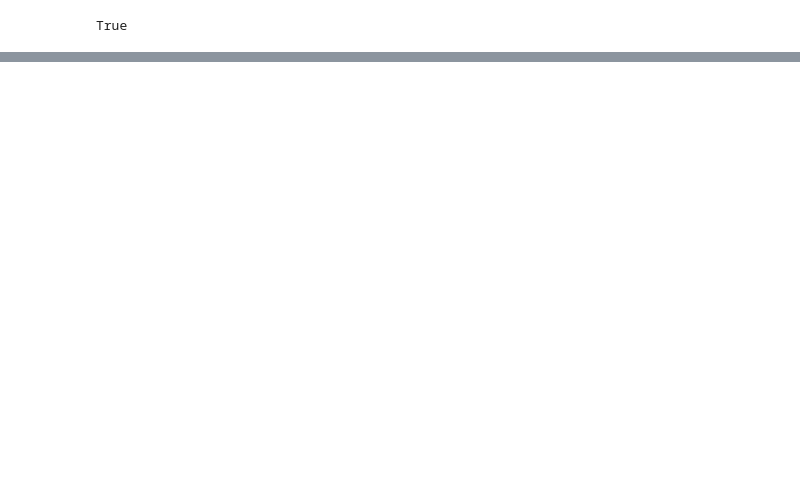
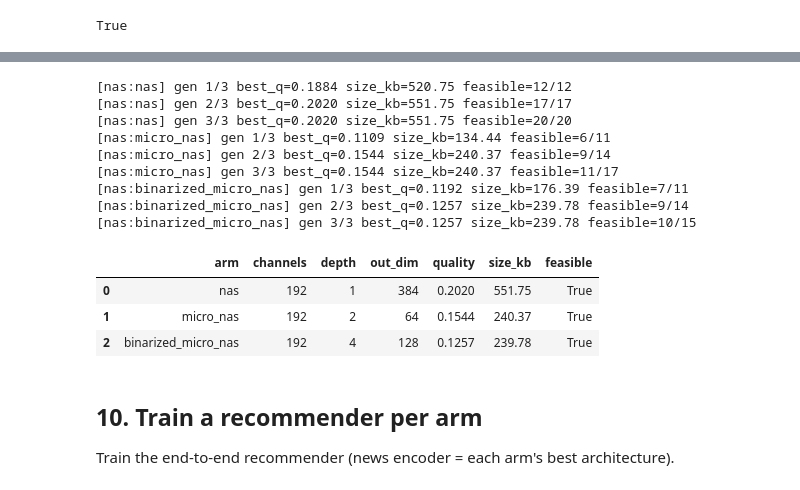
Before and after one commit to SepehrMohammady/MIND-Edge-Recommender, a Jupyter notebook: notebooks/MIND-Edge-Recommender.ipynb, the cells around one changed output, grey strips where cells are left out. Cells and saved outputs as stored; diff of their text form; code cells hidden in the pictures; blank space fills up the shorter version.

```diff
--- a/notebooks/MIND-Edge-Recommender.ipynb
+++ b/notebooks/MIND-Edge-Recommender.ipynb
@@ -29,13 +59,12 @@ the full paper-grade run. Everything is driven from here.
 # %%
 QUICK = True
 if QUICK:
-    cfg["train"]["distill_epochs"] = 2
-    cfg["train"]["epochs"] = 2
+    cfg["train"]["distill_epochs"], cfg["train"]["epochs"] = 2, 2
     NAS = dict(generations=3, population=8, n_train=8000, n_val=2000, distill_epochs=1)
-    EVAL_IMPR, QAT = 1000, 0
+    EVAL_IMPR, QAT, TRAIN_IMPR, DISTILL_EP = 1000, 0, 2000, 2
 else:
     NAS = dict(generations=cfg["nas"]["generations"], population=cfg["nas"]["population"])
-    EVAL_IMPR, QAT = None, 2
+    EVAL_IMPR, QAT, TRAIN_IMPR, DISTILL_EP = None, 2, None, 15
 QUICK
 # %% [output]
 True
@@ -102,2 +114,0 @@ on MINDsmall click behaviour.
-# %%
-models = {arm: experiment.train_for_arch(cfg, best[arm]) for arm in best}
@@ -223,0 +135,22 @@ ax[0].legend(); plt.tight_layout(); plt.show()
+# %%
+arms = experiment.search_arms(cfg, **NAS)
+best = {arm: experiment.best_arch(res) for arm, res in arms.items()}
+pd.DataFrame([{"arm": a, **best[a], "quality": arms[a][0]["quality"],
+               "size_kb": arms[a][0]["size_kb"], "feasible": arms[a][0]["feasible"]} for a in arms])
+# %% [output]
+[nas:nas] gen 1/3 best_q=0.1884 size_kb=520.75 feasible=12/12
+[nas:nas] gen 2/3 best_q=0.2020 size_kb=551.75 feasible=17/17
+[nas:nas] gen 3/3 best_q=0.2020 size_kb=551.75 feasible=20/20
+[nas:micro_nas] gen 1/3 best_q=0.1109 size_kb=134.44 feasible=6/11
+[nas:micro_nas] gen 2/3 best_q=0.1544 size_kb=240.37 feasible=9/14
+[nas:micro_nas] gen 3/3 best_q=0.1544 size_kb=240.37 feasible=11/17
+[nas:binarized_micro_nas] gen 1/3 best_q=0.1192 size_kb=176.39 feasible=7/11
+[nas:binarized_micro_nas] gen 2/3 best_q=0.1257 size_kb=239.78 feasible=9/14
+[nas:binarized_micro_nas] gen 3/3 best_q=0.1257 size_kb=239.78 feasible=10/15
+|  | arm | channels | depth | out_dim | quality | size_kb | feasible |
+| 0 | nas | 192 | 1 | 384 | 0.2020 | 551.75 | True |
+| 1 | micro_nas | 192 | 2 | 64 | 0.1544 | 240.37 | True |
+| 2 | binarized_micro_nas | 192 | 4 | 128 | 0.1257 | 239.78 | True |
+# %% [markdown]
+## 10. Train a recommender per arm
+Train the end-to-end recommender (news encoder = each arm's best architecture).
```
Also changed, not shown: parts of 53 cells of this notebook.
